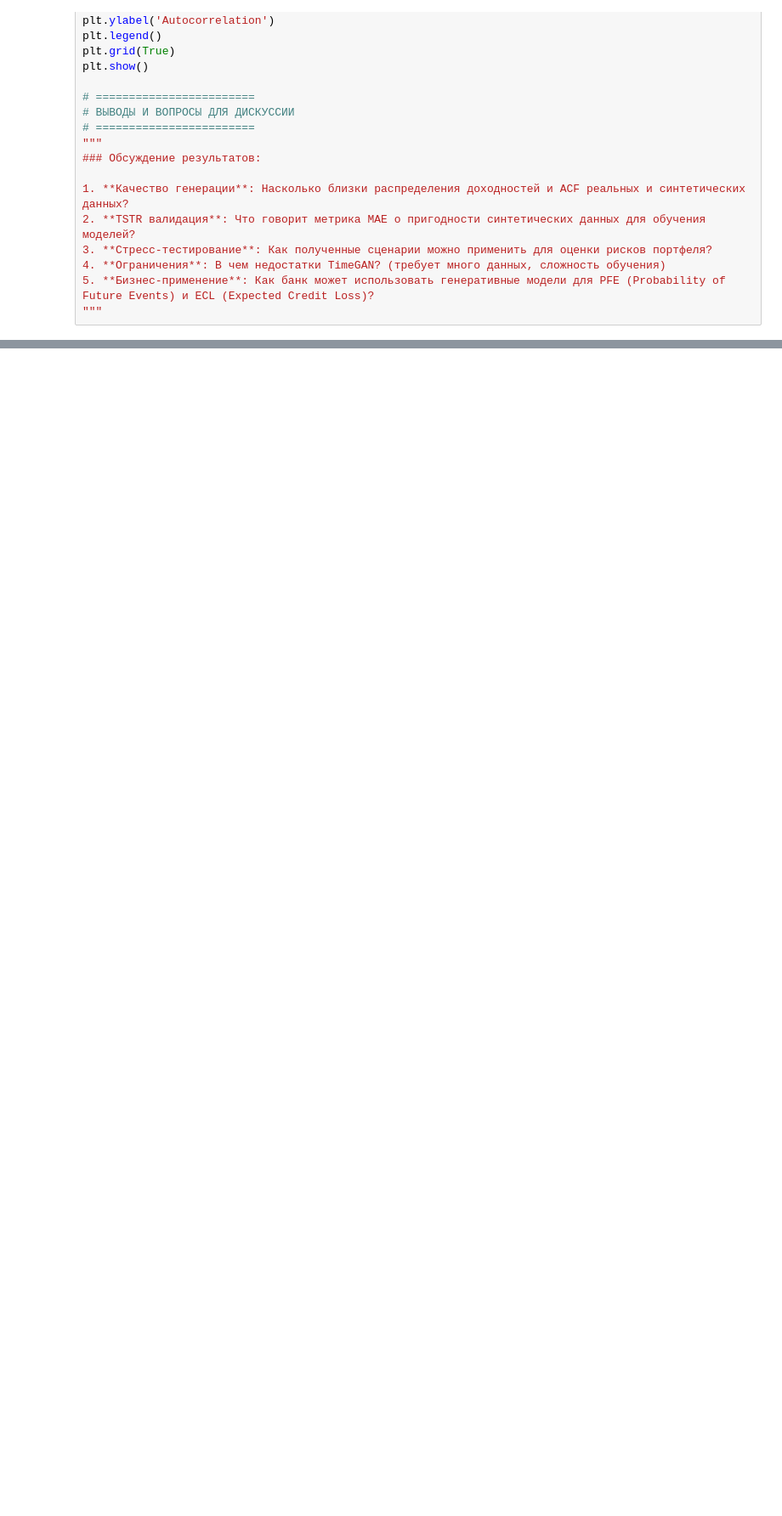
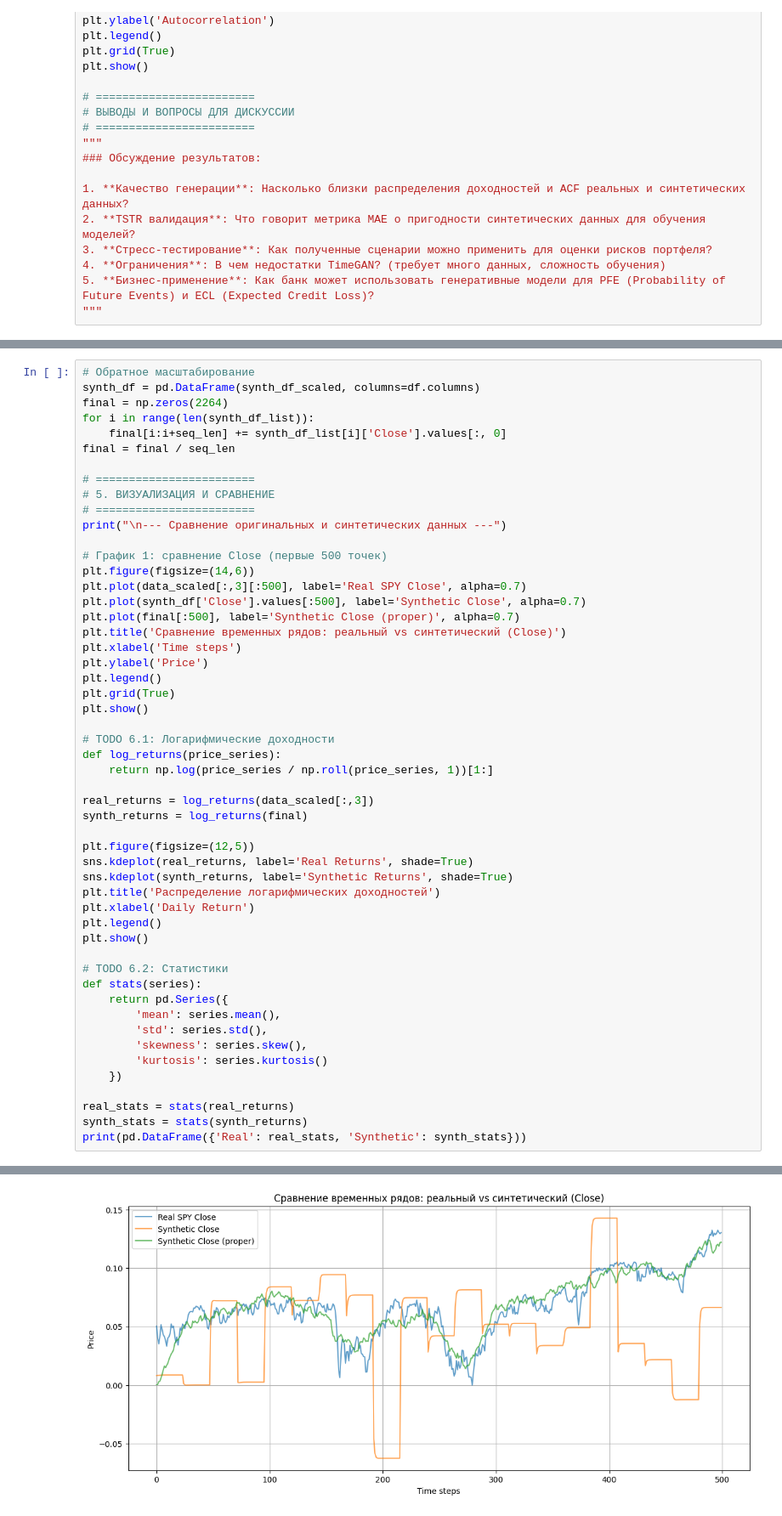
Before and after one commit to SemVan/BankingCourse, a Jupyter notebook: Seminar8.ipynb, the cells around one changed output, grey strips where cells are left out. Shown at 85% size. Drawn from its saved outputs; the diff is of its cells as text; blank space fills up the shorter version.

```diff
--- a/Seminar8.ipynb
+++ b/Seminar8.ipynb
@@ -534,0 +559,53 @@ plt.show()
+# %%
+# Обратное масштабирование
+synth_df = pd.DataFrame(synth_df_scaled, columns=df.columns)
+final = np.zeros(2264)
+for i in range(len(synth_df_list)):
+    final[i:i+seq_len] += synth_df_list[i]['Close'].values[:, 0]
+final = final / seq_len
+
+# ========================
+# 5. ВИЗУАЛИЗАЦИЯ И СРАВНЕНИЕ
+# ========================
+print("\n--- Сравнение оригинальных и синтетических данных ---")
+
+# График 1: сравнение Close (первые 500 точек)
+plt.figure(figsize=(14,6))
+plt.plot(data_scaled[:,3][:500], label='Real SPY Close', alpha=0.7)
+plt.plot(synth_df['Close'].values[:500], label='Synthetic Close', alpha=0.7)
+plt.plot(final[:500], label='Synthetic Close (proper)', alpha=0.7)
+plt.title('Сравнение временных рядов: реальный vs синтетический (Close)')
+plt.xlabel('Time steps')
+plt.ylabel('Price')
+plt.legend()
+plt.grid(True)
+plt.show()
+
+# TODO 6.1: Логарифмические доходности
+def log_returns(price_series):
+    return np.log(price_series / np.roll(price_series, 1))[1:]
+
+real_returns = log_returns(data_scaled[:,3])
+synth_returns = log_returns(final)
+
+plt.figure(figsize=(12,5))
+sns.kdeplot(real_returns, label='Real Returns', shade=True)
+sns.kdeplot(synth_returns, label='Synthetic Returns', shade=True)
+plt.title('Распределение логарифмических доходностей')
+plt.xlabel('Daily Return')
+plt.legend()
+plt.show()
+
+# TODO 6.2: Статистики
+def stats(series):
+    return pd.Series({
+        'mean': series.mean(),
+        'std': series.std(),
+        'skewness': series.skew(),
+        'kurtosis': series.kurtosis()
+    })
+
+real_stats = stats(real_returns)
+synth_stats = stats(synth_returns)
+print(pd.DataFrame({'Real': real_stats, 'Synthetic': synth_stats}))
+# %% [output]
@@ -534,0 +613 @@ plt.show()
+[figure, added]
```
Also changed, not shown: parts of 12 cells of this notebook.
